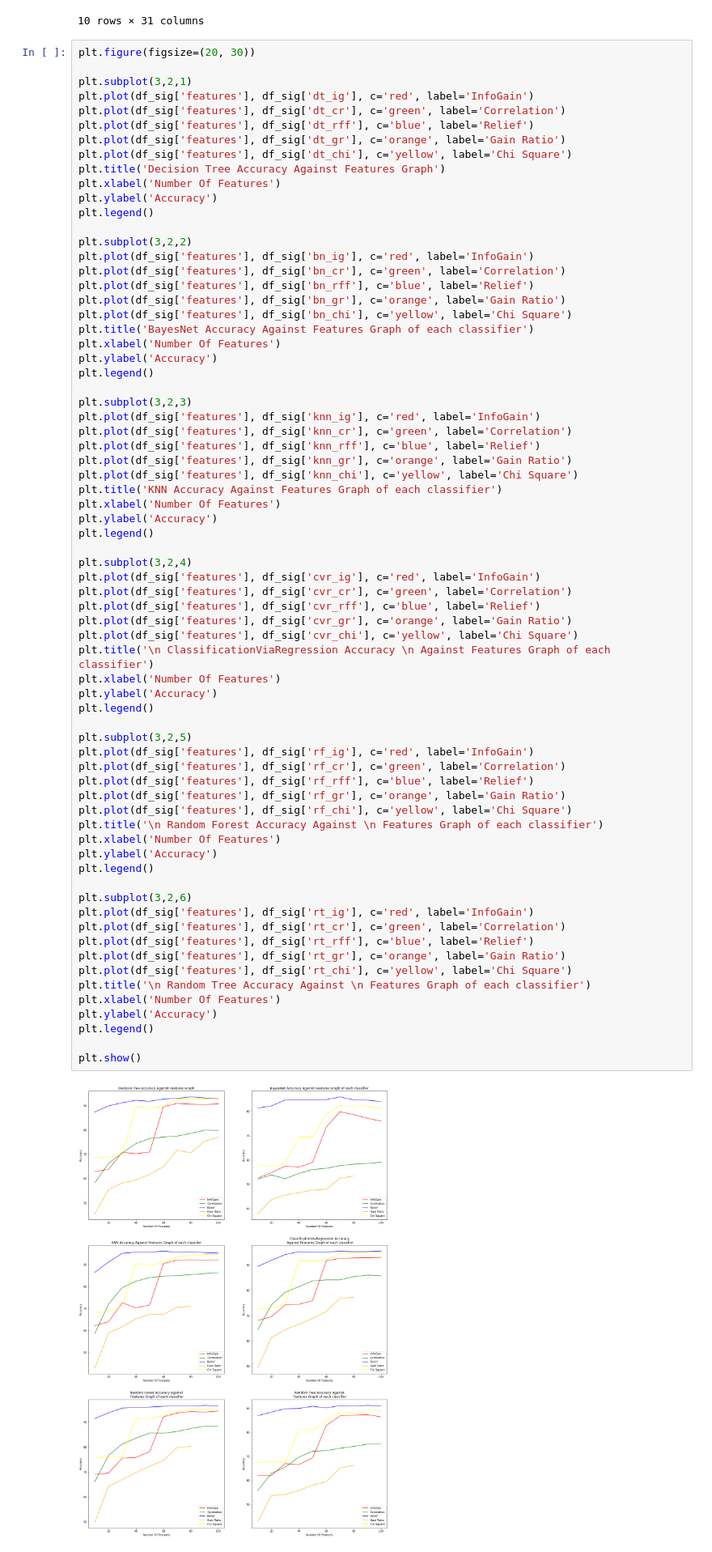
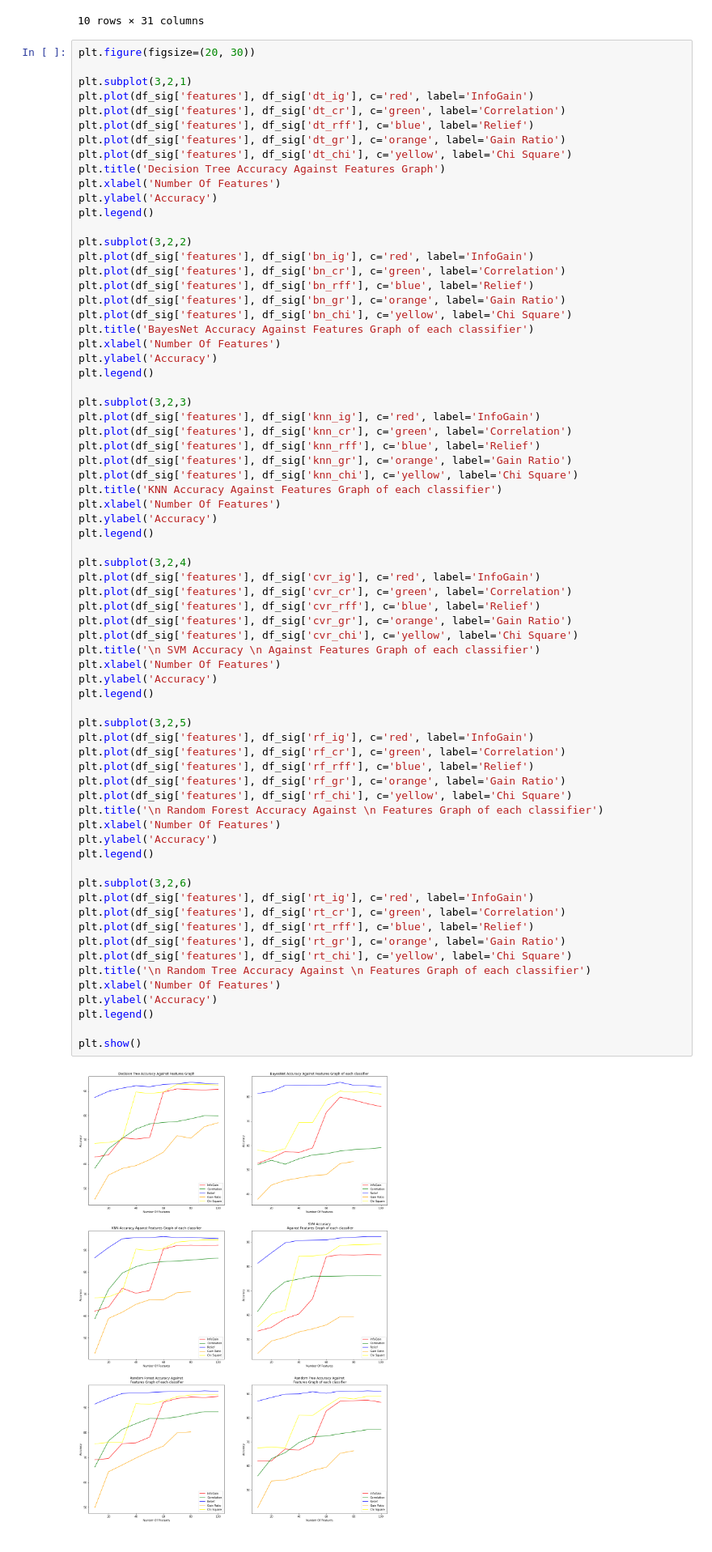
Before and after one commit to sylvas-j/ML, a Jupyter notebook: Tensorflow_works/fats_example.ipynb, the cells around one changed output. Shown at 81% size. Cells and saved outputs as stored; diff of their text form.

```diff
--- a/Tensorflow_works/fats_example.ipynb
+++ b/Tensorflow_works/fats_example.ipynb
@@ -356,36 +389,36 @@ plt.plot(df_sig['features'], df_sig['cvr_cr'], c='green', label='Correlation')
 plt.plot(df_sig['features'], df_sig['cvr_rff'], c='blue', label='Relief')
 plt.plot(df_sig['features'], df_sig['cvr_gr'], c='orange', label='Gain Ratio')
 plt.plot(df_sig['features'], df_sig['cvr_chi'], c='yellow', label='Chi Square')
-plt.title('\n ClassificationViaRegression Accuracy \n Against Features Graph of each classifier')
+plt.title('\n SVM Accuracy \n Against Features Graph of each classifier')
 plt.xlabel('Number Of Features')
 plt.ylabel('Accuracy')
 plt.legend()
 
 plt.subplot(3,2,5)
 plt.plot(df_sig['features'], df_sig['rf_ig'], c='red', label='InfoGain')
 plt.plot(df_sig['features'], df_sig['rf_cr'], c='green', label='Correlation')
 plt.plot(df_sig['features'], df_sig['rf_rff'], c='blue', label='Relief')
 plt.plot(df_sig['features'], df_sig['rf_gr'], c='orange', label='Gain Ratio')
 plt.plot(df_sig['features'], df_sig['rf_chi'], c='yellow', label='Chi Square')
 plt.title('\n Random Forest Accuracy Against \n Features Graph of each classifier')
 plt.xlabel('Number Of Features')
 plt.ylabel('Accuracy')
 plt.legend()
 
 plt.subplot(3,2,6)
 plt.plot(df_sig['features'], df_sig['rt_ig'], c='red', label='InfoGain')
 plt.plot(df_sig['features'], df_sig['rt_cr'], c='green', label='Correlation')
 plt.plot(df_sig['features'], df_sig['rt_rff'], c='blue', label='Relief')
 plt.plot(df_sig['features'], df_sig['rt_gr'], c='orange', label='Gain Ratio')
 plt.plot(df_sig['features'], df_sig['rt_chi'], c='yellow', label='Chi Square')
 plt.title('\n Random Tree Accuracy Against \n Features Graph of each classifier')
 plt.xlabel('Number Of Features')
 plt.ylabel('Accuracy')
 plt.legend()
 
 plt.show()
 # %% [output]
-[figure, old version]
+[figure, new version]
 # %%
 df_graph = pd.read_csv('D:\\desktop files\\weka\\Datasets\\HAPT Data Set\\uci_4fts_selectors\\classifier_ft_selectors.csv')
 df_graph
```
Also changed, not shown: parts of 23 cells of this notebook, 3 other files.
